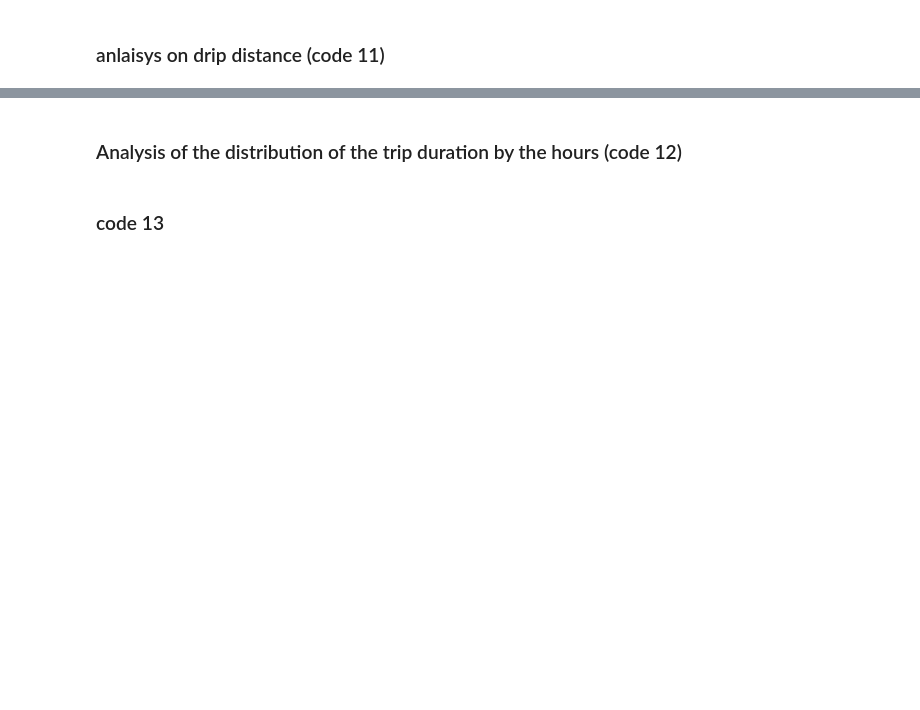
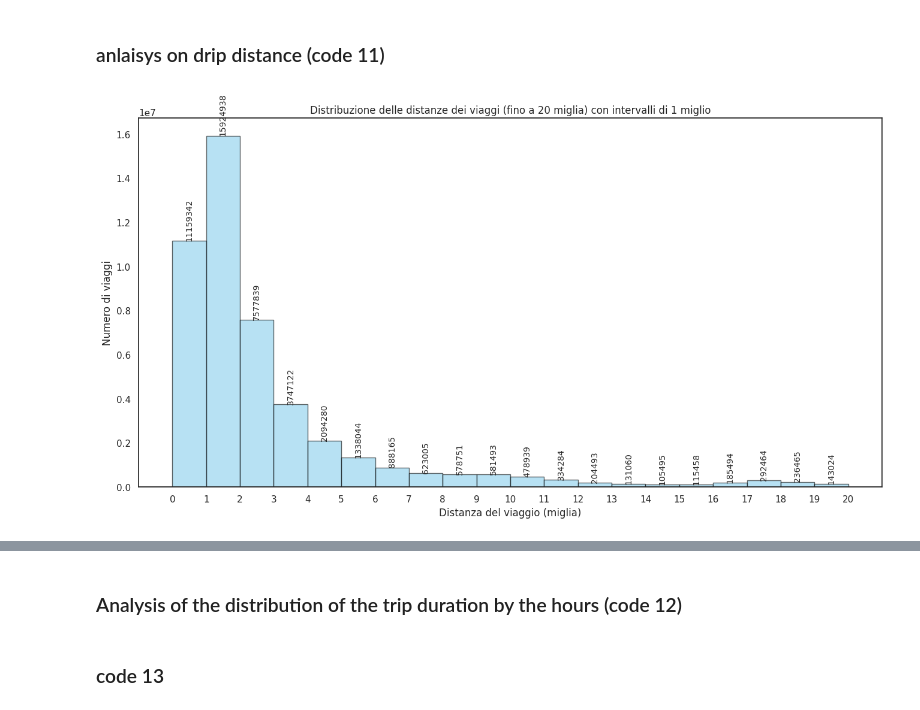
Before and after one commit to NicolaPicciafuoco/time-series-analysis, a Jupyter notebook: code/dataset_taxy_NYC/descriptive_analysis.ipynb, the cells around one changed output, grey strips where cells are left out. Drawn from its saved outputs; the diff is of its cells as text; code cells hidden in the pictures; blank space fills up the shorter version.

Commit message:
Update code, to analyze frequency of distance in mile

```diff
--- a/code/dataset_taxy_NYC/descriptive_analysis.ipynb
+++ b/code/dataset_taxy_NYC/descriptive_analysis.ipynb
@@ -520,33 +408,46 @@ plt.show()
 # %%
 #! before run this you must run the code 1 and 2
 
 plt.style.use('default')
 sns.set_theme(style="white")  # Set the style of the plots
 
 # Load the dataset in a DataFrame
 columns=['trip_distance']
 df_2015_01 = pd.read_csv(file_path1, usecols=columns)   # Load the dataset  in a DataFrame
 df_2016_01 = pd.read_csv(file_path2, usecols=columns)
 df_2016_02 = pd.read_csv(file_path3, usecols=columns)
 df_2016_03 = pd.read_csv(file_path4, usecols=columns)
 
 # Filter date with trip distance between 0 and 100 miles
 df_total = pd.concat([df_2015_01, df_2016_01, df_2016_02, df_2016_03], ignore_index=True)
-df_total_filtered = df_total[(df_total['trip_distance'] > 0) & (df_total['trip_distance'] <= 40)]
+df_total_filtered = df_total[(df_total['trip_distance'] > 0) & (df_total['trip_distance'] <= 30)]
 
-# Calculate the mean and standard deviation of the distribution
-mu, std = norm.fit(df_total_filtered['trip_distance'])
+# Creare un intervallo personalizzato per i bin
+custom_bins = np.arange(0, 21, 1)  # Bin da 0 a 20 con intervallo di 1 miglio
 
-# Create the Gaussian distribution
-x = np.linspace(0, 40, 80)
-p = norm.pdf(x, mu, std)        # Gaussian distribution
+# Plot the histogram with custom bins
+plt.figure(figsize=(16, 8))
+counts, bins, bars = plt.hist(df_total_filtered['trip_distance'], bins=custom_bins, color='skyblue', edgecolor='black', alpha=0.6)
 
-# Plot the histogram and the Gaussian distribution
-plt.figure(figsize=(14, 8))
-sns.histplot(df_total_filtered['trip_distance'], bins=40, color='skyblue', edgecolor='black', stat='density', kde=False, alpha=0.6)
-plt.plot(x, p, 'r-', lw=2, label=f'Gaussian fit (μ={mu:.2f}, σ={std:.2f})')  # Curve of the Gaussian distribution
-plt.title("Distribuzione delle distanze dei viaggi (fino a 20 miglia)")
+# Annotare ogni barra con il numero di viaggi in orientamento verticale
+for count, bar in zip(counts, bars):
+    height = bar.get_height()
+    if height > 0:
+        plt.text(
+            bar.get_x() + bar.get_width() / 2,  # Posizione al centro della barra
+            height,                             # Posizione in altezza sopra la barra
+            f'{int(count)}',                    # Testo da visualizzare
+            ha='center',                        # Allineamento orizzontale
+            va='bottom',                        # Allineamento verticale
+            fontsize=10,
+            rotation=90                         # Rotazione verticale
+        )
+
+# Personalizzare il grafico
+plt.title("Distribuzione delle distanze dei viaggi (fino a 20 miglia) con intervalli di 1 miglio")
 plt.xlabel("Distanza del viaggio (miglia)")
-plt.ylabel("Densità")
-plt.legend()
+plt.ylabel("Numero di viaggi")
+plt.xticks(custom_bins)  # Mostrare tutti i tick corrispondenti ai bin
 plt.show()
+# %% [output]
+[figure, added]
```
Also changed, not shown: parts of 11 cells of this notebook, 3 other files.
